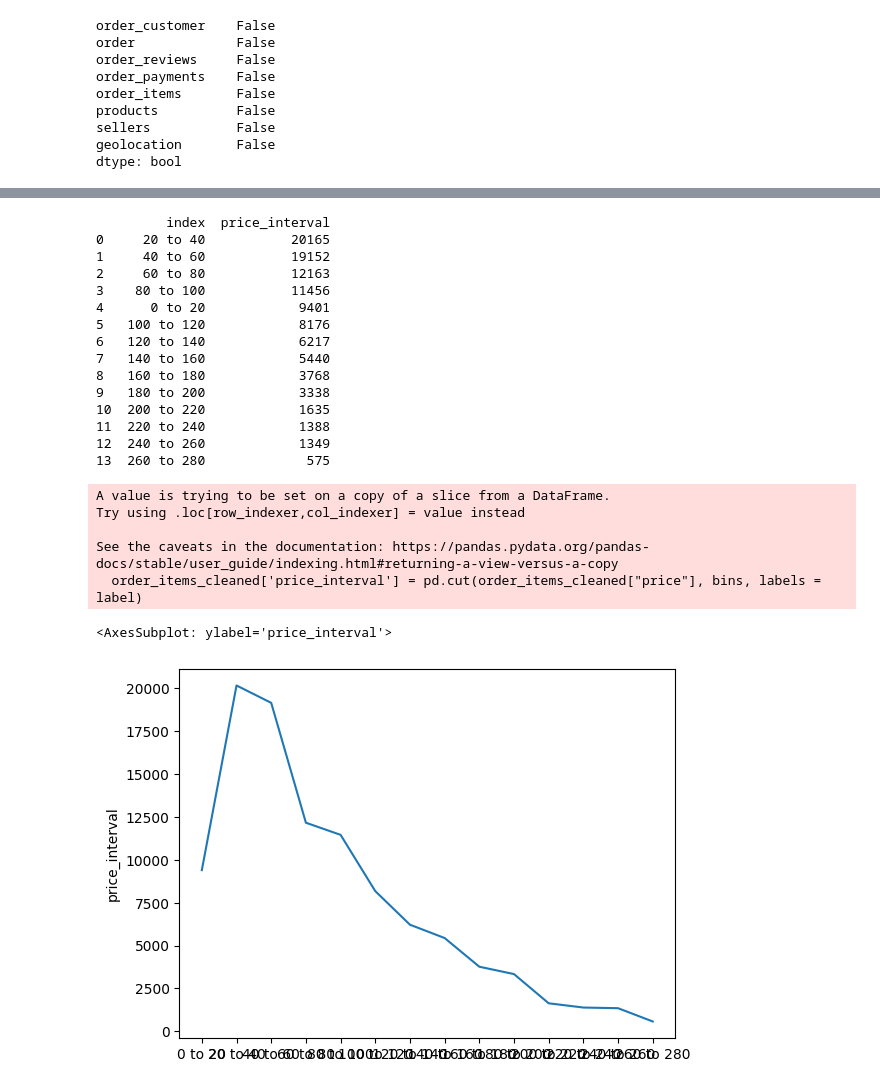
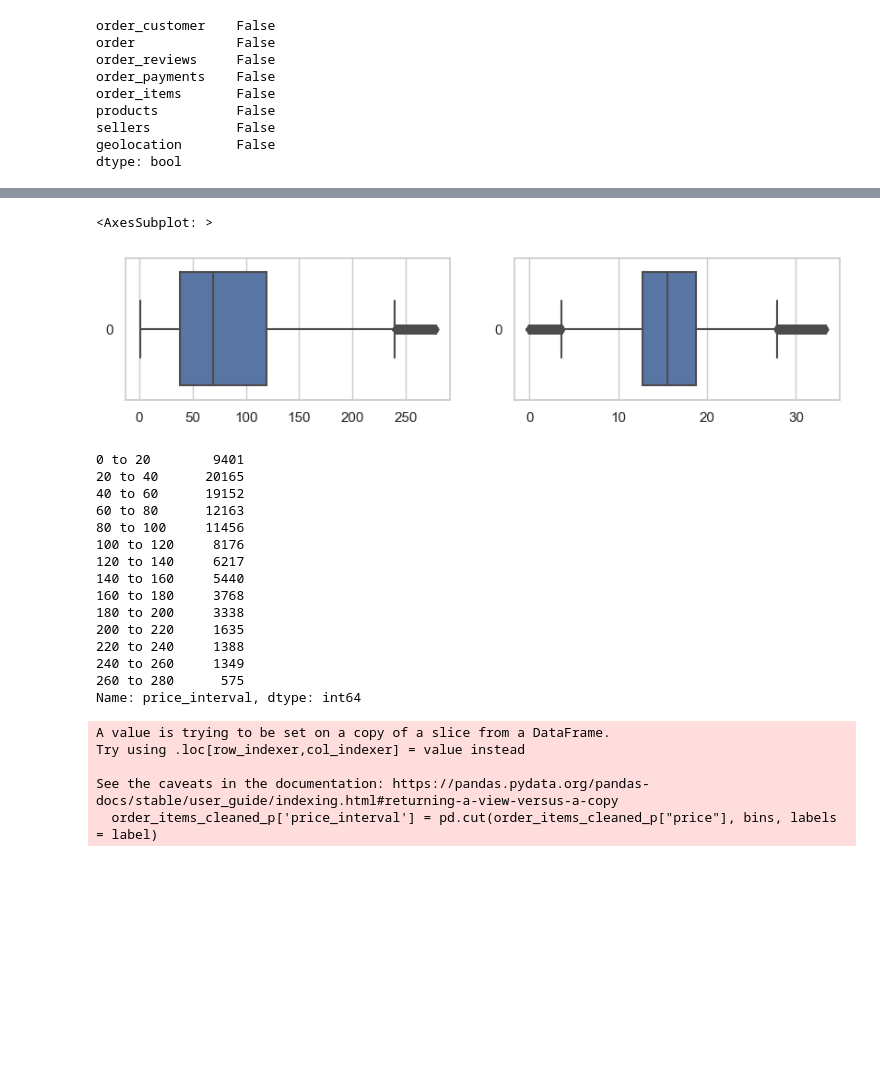
Before and after one commit to alamkelana/Ecommerce-Data-Cleaning-and-EDA, a Jupyter notebook: Project_notebook.ipynb, the cells around one changed output, grey strips where cells are left out. Cells and saved outputs as stored; diff of their text form; code cells hidden in the pictures; blank space fills up the shorter version.

```diff
--- a/Project_notebook.ipynb
+++ b/Project_notebook.ipynb
@@ -367,0 +414,14 @@ Name: price, dtype: float64
+# %%
+#Using IQR to filter outlier
+
+#Find Q1, Q3, and IQR
+q1 = order_items["freight_value"].quantile(0.25)
+q3 = order_items["freight_value"].quantile(0.75)
+IQR = q3-q1
+
+#Max value as threshold, data above the max value will be deleted
+max_value = q3+1.5*IQR
+
+#Filtering the data that's above max value
+order_items_cleaned_fv = order_items.loc[order_items["freight_value"]<max_value]
+order_items_cleaned_fv.head()
@@ -368,40 +449,46 @@ Name: price, dtype: float64
+# %%
+#Making boxplot to check outlier in price and freight value after cleaning
+
+figure, ax = plt.subplots(1,2, figsize = (10,2))
+
+sns.boxplot(order_items_cleaned_p["price"], orient = "h", ax=ax[0])
+sns.boxplot(order_items_cleaned_fv["freight_value"], orient = "h", ax = ax[1])
+# %% [output]
+<AxesSubplot: >
+[figure, added]
 # %%
+#Slicing price into intervals
 
 # Define the intervals
 bins = [x for x in range(0,300,20)]
 label = [f"{x} to {x+20}" for x in range(0,280,20)]
 
 # Create a new column for the interval labels
-order_items_cleaned['price_interval'] = pd.cut(order_items_cleaned["price"], bins, labels = label)
+order_items_cleaned_p['price_interval'] = pd.cut(order_items_cleaned_p["price"], bins, labels = label)
 
 # Count the number of orders in each interval
-interval_counts = order_items_cleaned['price_interval'].value_counts().reset_index()
+interval_counts_p = order_items_cleaned_p['price_interval'].value_counts().sort_index()
 
 # Print the result
-print(interval_counts)
+print(interval_counts_p)
 # %% [output]
-         index  price_interval
-0     20 to 40           20165
-1     40 to 60           19152
-2     60 to 80           12163
-3    80 to 100           11456
-4      0 to 20            9401
-5   100 to 120            8176
-6   120 to 140            6217
-7   140 to 160            5440
-8   160 to 180            3768
-9   180 to 200            3338
-10  200 to 220            1635
-11  220 to 240            1388
-12  240 to 260            1349
-13  260 to 280             575
+0 to 20        9401
+20 to 40      20165
+40 to 60      19152
+60 to 80      12163
+80 to 100     11456
+100 to 120     8176
+120 to 140     6217
+140 to 160     5440
+160 to 180     3768
+180 to 200     3338
+200 to 220     1635
+220 to 240     1388
+240 to 260     1349
+260 to 280      575
+Name: price_interval, dtype: int64
 A value is trying to be set on a copy of a slice from a DataFrame.
 Try using .loc[row_indexer,col_indexer] = value instead
 
 See the caveats in the documentation: https://pandas.pydata.org/pandas-docs/stable/user_guide/indexing.html#returning-a-view-versus-a-copy
-  order_items_cleaned['price_interval'] = pd.cut(order_items_cleaned["price"], bins, labels = label)
+  order_items_cleaned_p['price_interval'] = pd.cut(order_items_cleaned_p["price"], bins, labels = label)
-# %%
-sns.lineplot(interval_counts)
-# %% [output]
-<AxesSubplot: ylabel='price_interval'>
-[figure, removed]
```
Also changed, not shown: parts of 52 cells of this notebook.
